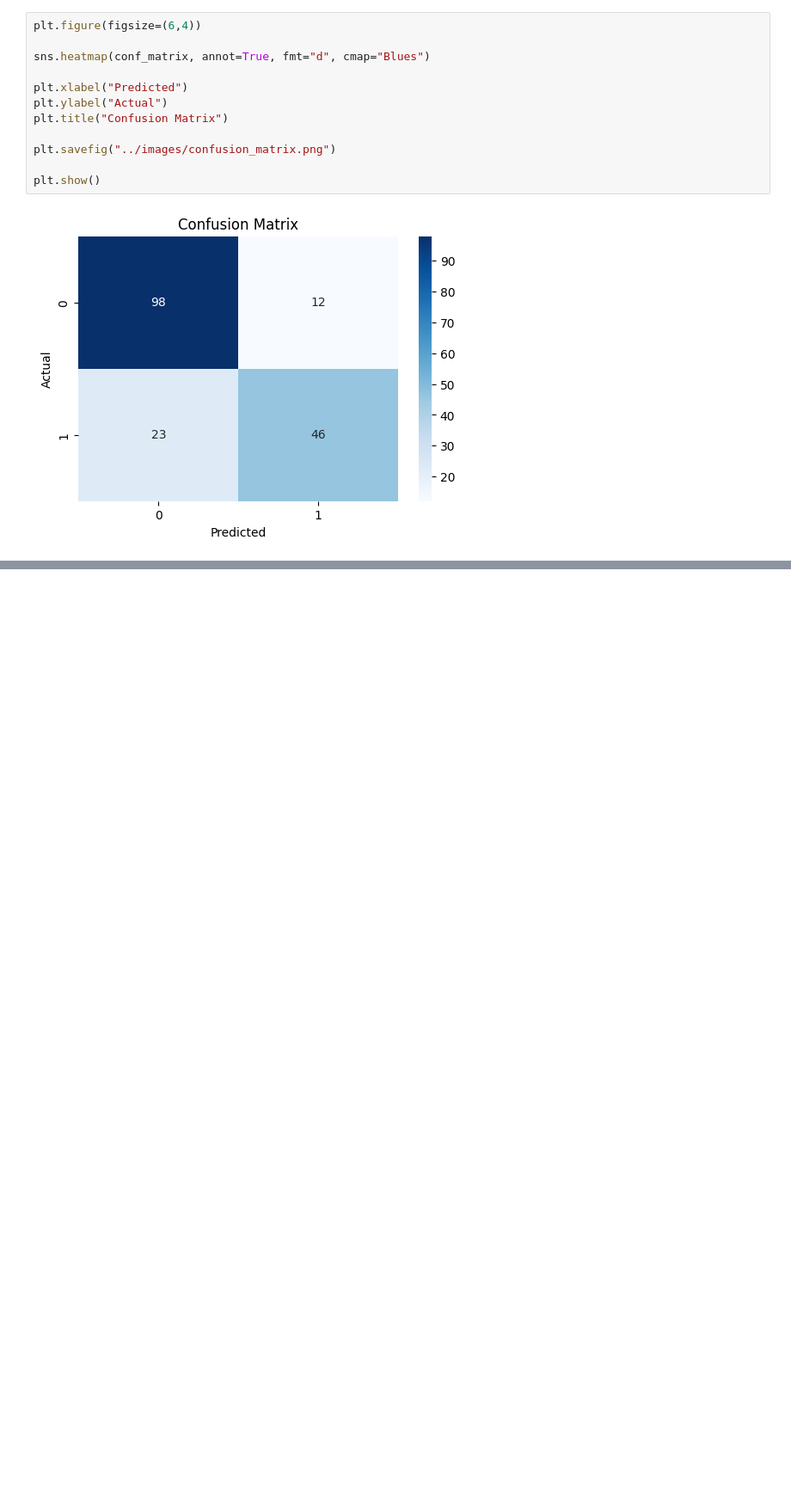
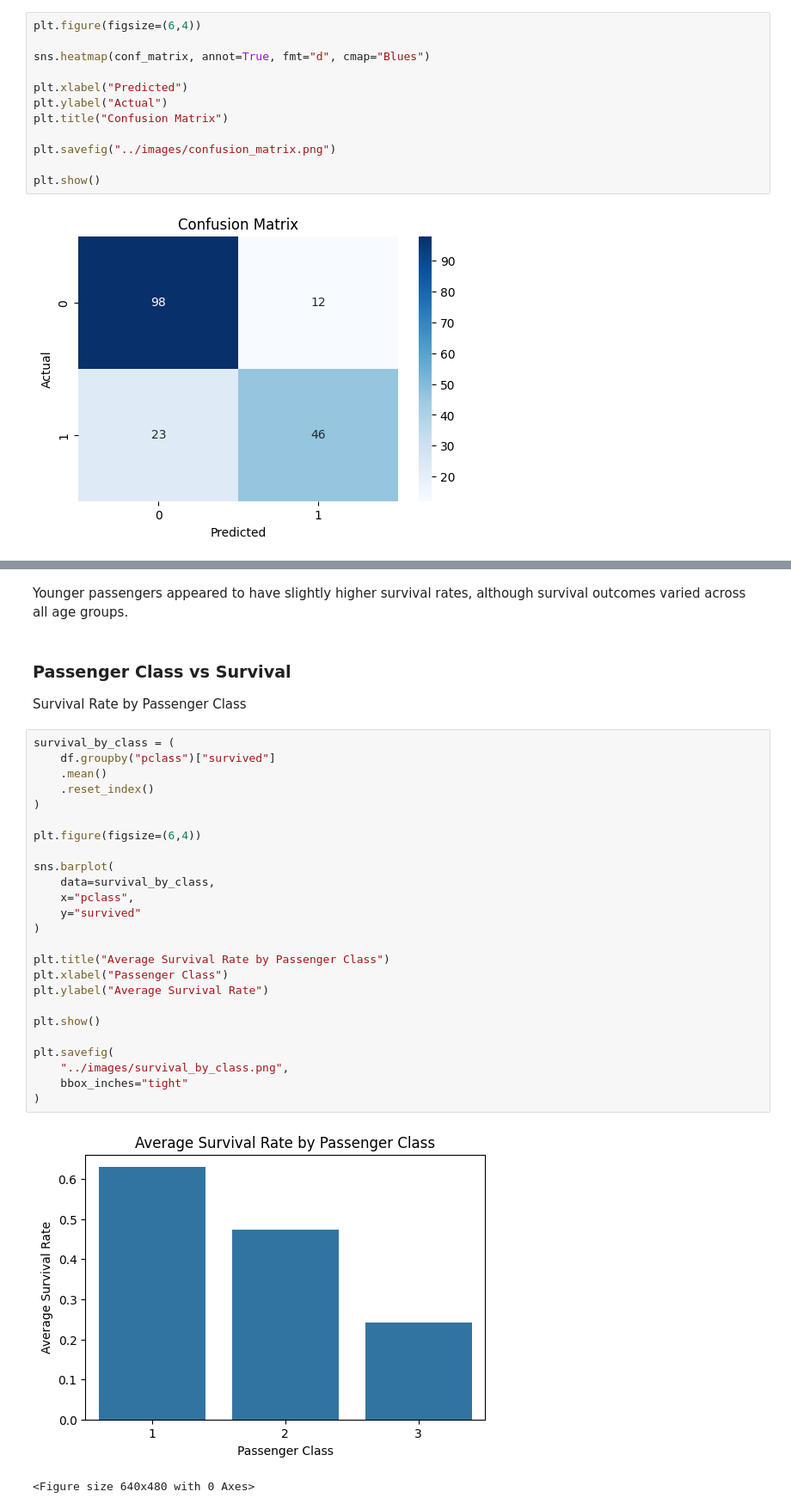
Before and after one commit to melekkuru/titanic-ml-pipeline, a Jupyter notebook: notebook/titanic_pipeline.ipynb, the cells around one changed output, grey strips where cells are left out. Shown at 86% size. Drawn from its saved outputs; the diff is of its cells as text; blank space fills up the shorter version.

```diff
--- a/notebook/titanic_pipeline.ipynb
+++ b/notebook/titanic_pipeline.ipynb
@@ -458,0 +539,33 @@ plt.show()
+# %% [markdown]
+Younger passengers appeared to have slightly higher survival rates, although survival outcomes varied across all age groups.
+# %% [markdown]
+### Passenger Class vs Survival
+Survival Rate by Passenger Class
+# %%
+survival_by_class = (
+    df.groupby("pclass")["survived"]
+    .mean()
+    .reset_index()
+)
+
+plt.figure(figsize=(6,4))
+
+sns.barplot(
+    data=survival_by_class,
+    x="pclass",
+    y="survived"
+)
+
+plt.title("Average Survival Rate by Passenger Class")
+plt.xlabel("Passenger Class")
+plt.ylabel("Average Survival Rate")
+
+plt.show()
+
+plt.savefig(
+    "../images/survival_by_class.png",
+    bbox_inches="tight"
+)
+# %% [output]
+[figure, added]
+<Figure size 640x480 with 0 Axes>
```
Also changed, not shown: parts of 15 cells of this notebook, 6 other files.
